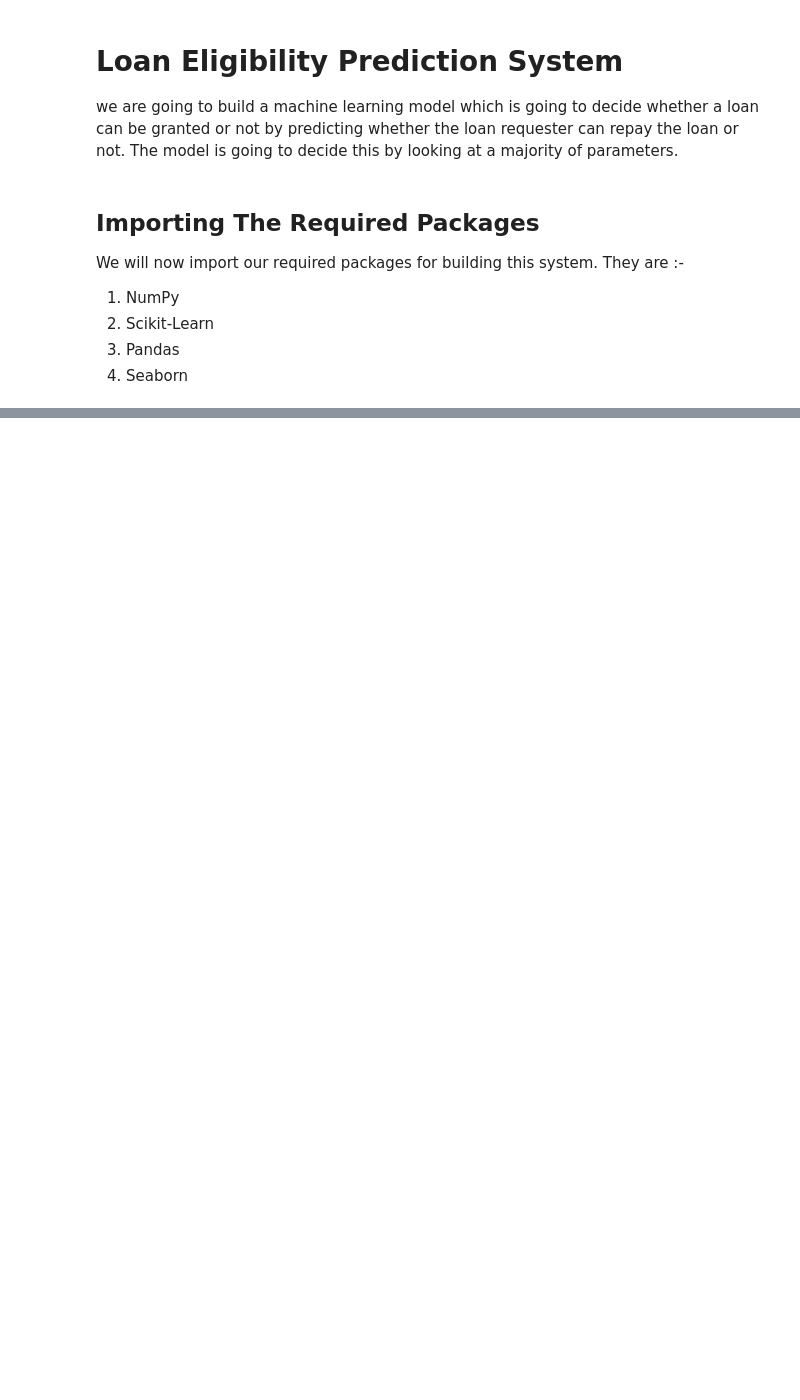
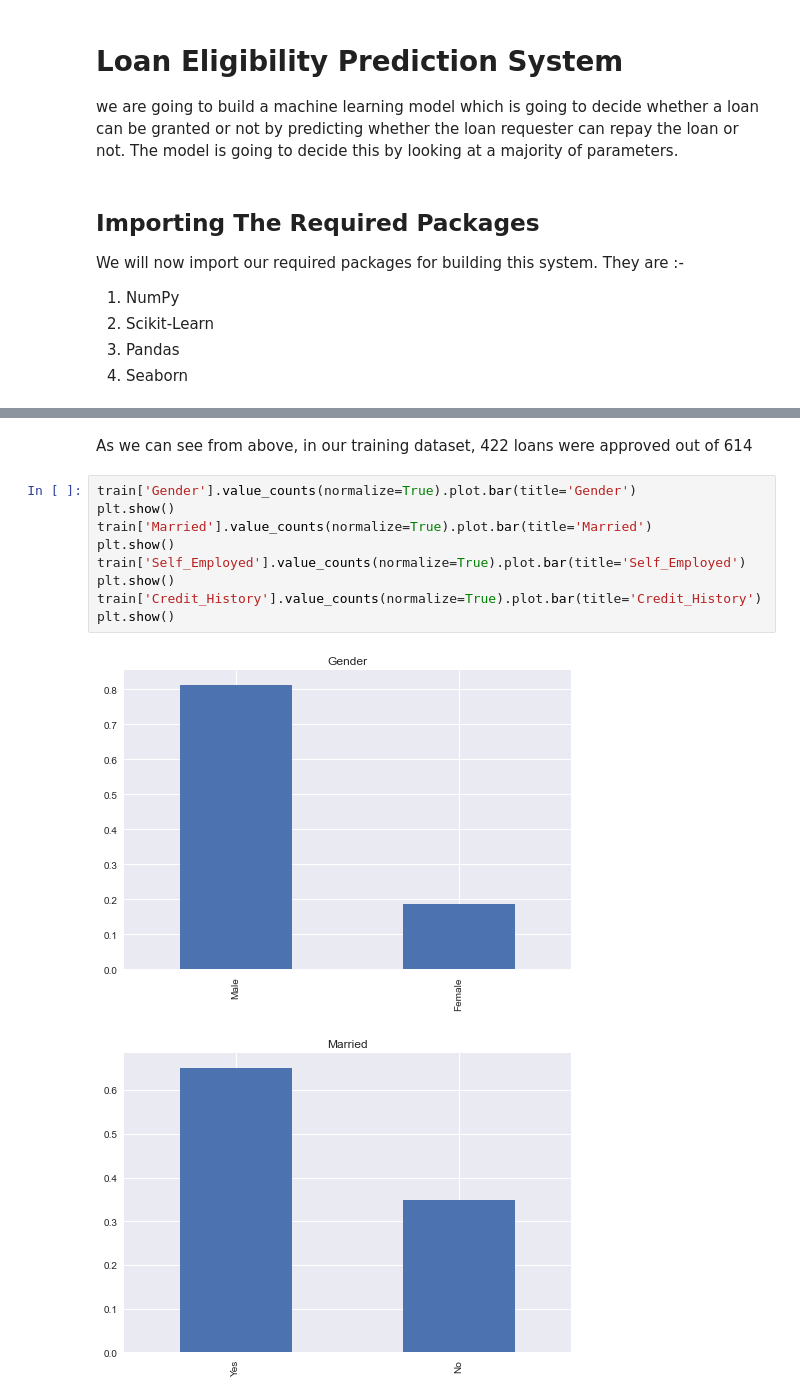
Before and after one commit to hsiraaH/loan-eligibility-prediction, a Jupyter notebook: main.ipynb, the cells around one changed output, grey strips where cells are left out. Drawn from its saved outputs; the diff is of its cells as text; blank space fills up the shorter version.

```diff
--- a/main.ipynb
+++ b/main.ipynb
@@ -39,0 +87,14 @@ The dataset contains the following features :-
+# %% [markdown]
+As we can see from above, in our training dataset, 422 loans were approved out of 614
+# %%
+train['Gender'].value_counts(normalize=True).plot.bar(title='Gender')
+plt.show()
+train['Married'].value_counts(normalize=True).plot.bar(title='Married')
+plt.show()
+train['Self_Employed'].value_counts(normalize=True).plot.bar(title='Self_Employed')
+plt.show()
+train['Credit_History'].value_counts(normalize=True).plot.bar(title='Credit_History')
+plt.show()
+# %% [output]
+[figure, added]
+[figure, added]
```
Also changed, not shown: parts of 35 cells of this notebook.
